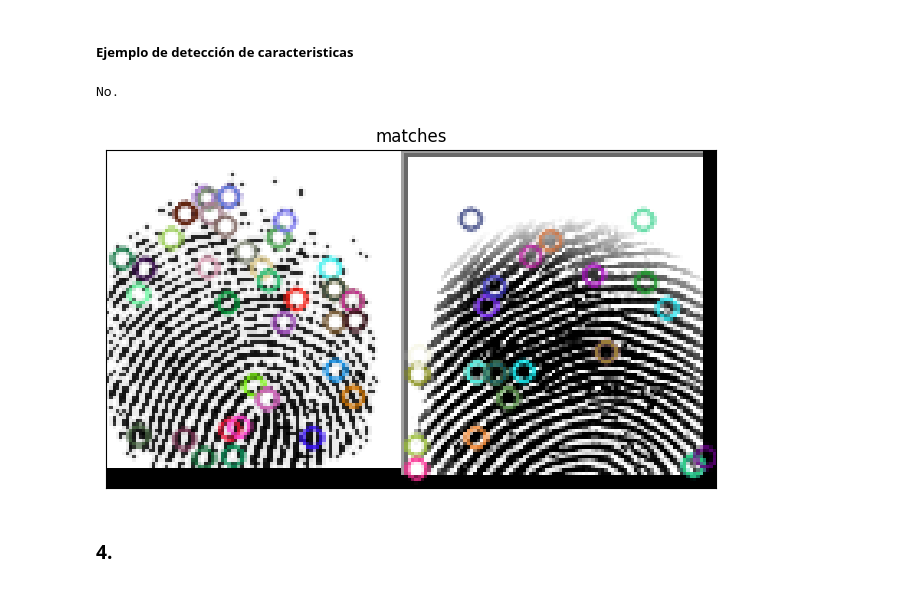
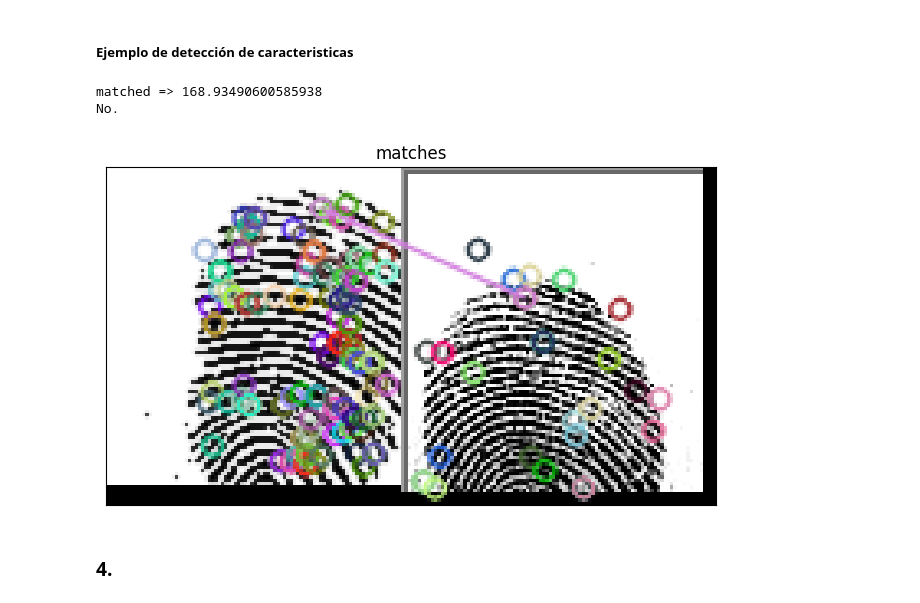
Before and after one commit to 97hackbrian/ArtificialVision, a Jupyter notebook: Exam_2_Coding.ipynb, the cells around one changed output. Saved outputs shown, nothing was run; the diff lists cells and outputs as text; code cells hidden in the pictures.

```diff
--- a/Exam_2_Coding.ipynb
+++ b/Exam_2_Coding.ipynb
@@ -251,35 +251,36 @@ sift = cv2.xfeatures2d.SIFT_create()
 img1=blur.copy()
 #img2=imagen.copy()
 img2=cv2.imread(randomFinger(df,fingers_per),0)
 # Encontrar los puntos clave y descriptores en ambas imágenes
-keypoints1, descriptors1 = sift.detectAndCompute(img1, None)<
+keypoints1, descriptors1 = sift.detectAndCompute(img1, None)
 keypoints2, descriptors2 = sift.detectAndCompute(img2, None)
 
 # Emparejar características entre las dos imágenes
 bf = cv2.BFMatcher()
 matches = bf.knnMatch(descriptors1, descriptors2, k=2)
 
 # Aplicar el filtro de razón de Lowe para seleccionar los mejores emparejamientos
 good_matches = []
 for m, n in matches:
   if m.distance < 0.80 * n.distance:
     good_matches.append(m)
     print("matched =>",m.distance)
 
 
 umbral = 0.10
 if len(good_matches) / len(keypoints1) > umbral:
   print("Coincide.")
 else:
   print("No.")
 
 # Dibujar los mejores emparejamientos en una imagen
 resultado = cv2.drawMatches(img1, keypoints1, img2, keypoints2, good_matches, None)
 
 show(["matches"],[resultado],"gray")
 # %% [output]
+matched => 168.93490600585938
 No.
-[figure, old version]
+[figure, new version]
 # %% [markdown]
 ### 4.
 # %%
```
Also changed, not shown: parts of 8 cells of this notebook.
